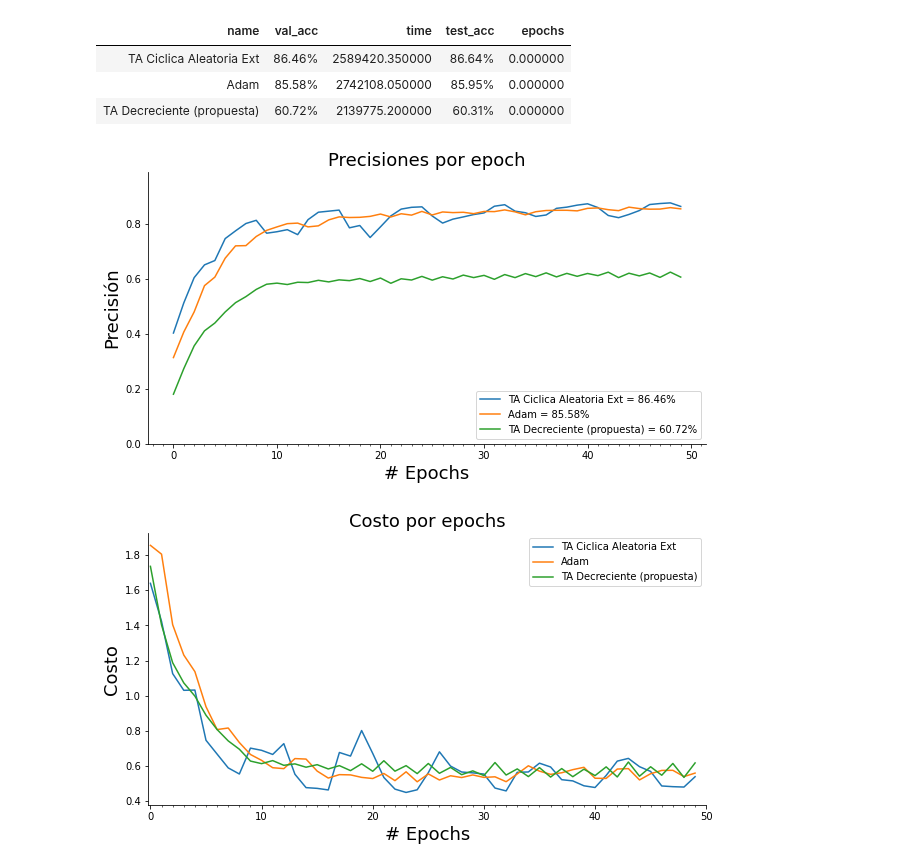
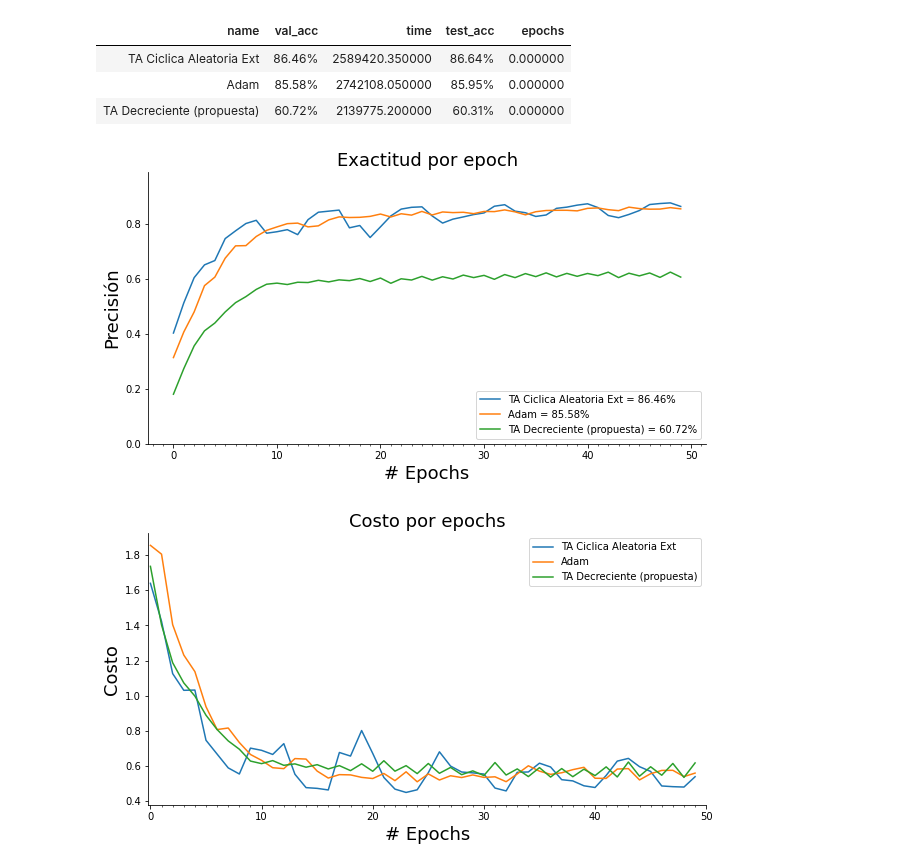
Before and after one commit to DenisPerez/NN_Tests_DG, a Jupyter notebook: Experimentos_Graficas.ipynb, the cells around one changed output. Saved outputs shown, nothing was run; the diff lists cells and outputs as text; code cells hidden in the pictures.

```diff
--- a/Experimentos_Graficas.ipynb
+++ b/Experimentos_Graficas.ipynb
@@ -326,35 +275,35 @@ arrowprops = dict(
     arrowstyle = "->")
 offset = 72
 
 fig, ax = plt.subplots(figsize=(10, 5))
 
 for k1 in resultados_df.index:
     ax.plot(range(len(resultados_df.loc[k1,'val_acc_list'])),
         resultados_df.loc[k1,'val_acc_list'],
         label='{name} = {acc}%'.format(name= resultados_df.loc[k1,'name'],
                                     acc = round(resultados_df.loc[k1,'val_acc_list'][-1] * 100 , 2)))
 
-plt.title('Precisiones por epoch', fontsize = 18)
+plt.title('Exactitud por epoch', fontsize = 18)
 
 #ax.set_xlim([0, 50])
 ax.set_ylim([0, 0.990])
 #plt.yscale('log')
 
 ax.set_xlabel('# Epochs', fontsize = 18)
 ax.set_ylabel('Precisión', fontsize = 18)
 ax.spines['top'].set_visible(False)
 ax.spines['right'].set_visible(False)
 ax.xaxis.set_major_locator(MultipleLocator(10))
 ax.xaxis.set_minor_locator(MultipleLocator(1))
 ax.legend()
 
 # ax.annotate('data = (%.1f, %.1f)'%(14, 0.95),
 #             (14, 0.95), xytext =(1 + 14,0.95),
 #             textcoords ='offset points',
 #             bbox = bbox, arrowprops = arrowprops)
 plt.show()
 # %% [output]
-[figure, old version]
+[figure, new version]
 # %%
 bbox = dict(boxstyle ="round", fc ="1")
 arrowprops = dict(
```
Also changed, not shown: parts of 21 cells of this notebook.
